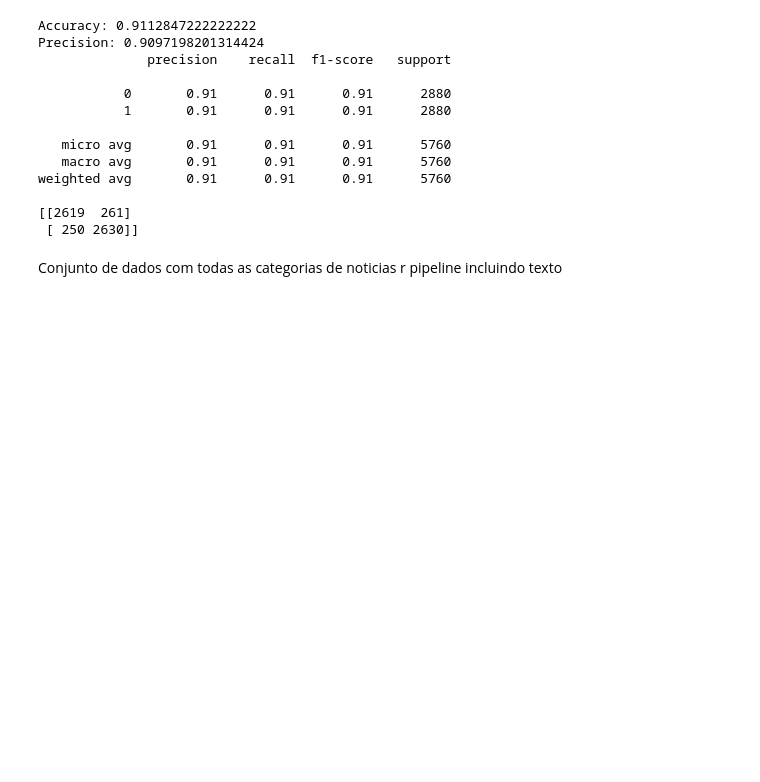
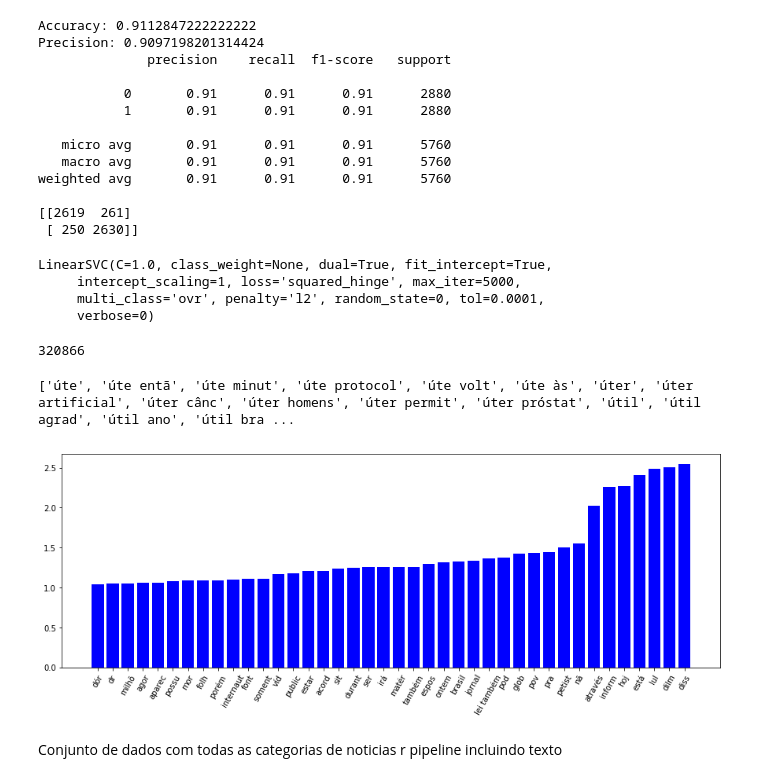
Before and after one commit to joaopaulopbjp/FakeNewsDetection, a Jupyter notebook: Fake News Classifier.ipynb, the cells around one changed output. Cells and saved outputs as stored; diff of their text form; code cells hidden in the pictures; blank space fills up the shorter version.

```diff
--- a/Fake News Classifier.ipynb
+++ b/Fake News Classifier.ipynb
@@ -909,6 +937,44 @@ weighted avg       0.91      0.91      0.91      5760
 
 [[2619  261]
  [ 250 2630]]
+# %%
+svc
+# %% [output]
+LinearSVC(C=1.0, class_weight=None, dual=True, fit_intercept=True,
+     intercept_scaling=1, loss='squared_hinge', max_iter=5000,
+     multi_class='ovr', penalty='l2', random_state=0, tol=0.0001,
+     verbose=0)
+# %%
+import matplotlib.pyplot as plt
+
+def plot_coefficients(classifier, feature_names, top_features=20):
+    coef = classifier.coef_.ravel()
+    top_positive_coefficients = np.argsort(coef)[-top_features:]
+#    top_negative_coefficients = np.argsort(coef)[:top_features]
+    top_coefficients = np.hstack([ top_positive_coefficients])
+    # create plot
+    plt.figure(figsize=(15, 5))
+    colors = ['red' if c < 0 else 'blue' for c in coef[top_coefficients]]
+    plt.bar(np.arange(top_features), coef[top_coefficients], color=colors)
+    feature_names = np.array(feature_names)
+    plt.xticks(np.arange(0, top_features), feature_names[top_coefficients],rotation=60)
+    plt.show()
+# %%
+cv = text_pipe.get_params()['cv']
+print(len(cv.vocabulary_))
+# %% [output]
+320866
+# %%
+features = cv.get_feature_names()
+print(cv.get_feature_names()[-20:])
+# %% [output]
+['úte', 'úte entã', 'úte minut', 'úte protocol', 'úte volt', 'úte às', 'úter', 'úter artificial', 'úter cânc', 'úter homens', 'úter permit', 'úter próstat', 'útil', 'útil agrad', 'útil ano', 'útil bra ...
+# %%
+features.append('emotiveness')
+# %%
+plot_coefficients(svc, features,40)
+# %% [output]
+[figure, added]
 # %% [markdown]
 Conjunto de dados com todas as categorias de noticias r pipeline incluindo texto
 # %%
```
Also changed, not shown: parts of 4 cells of this notebook.
